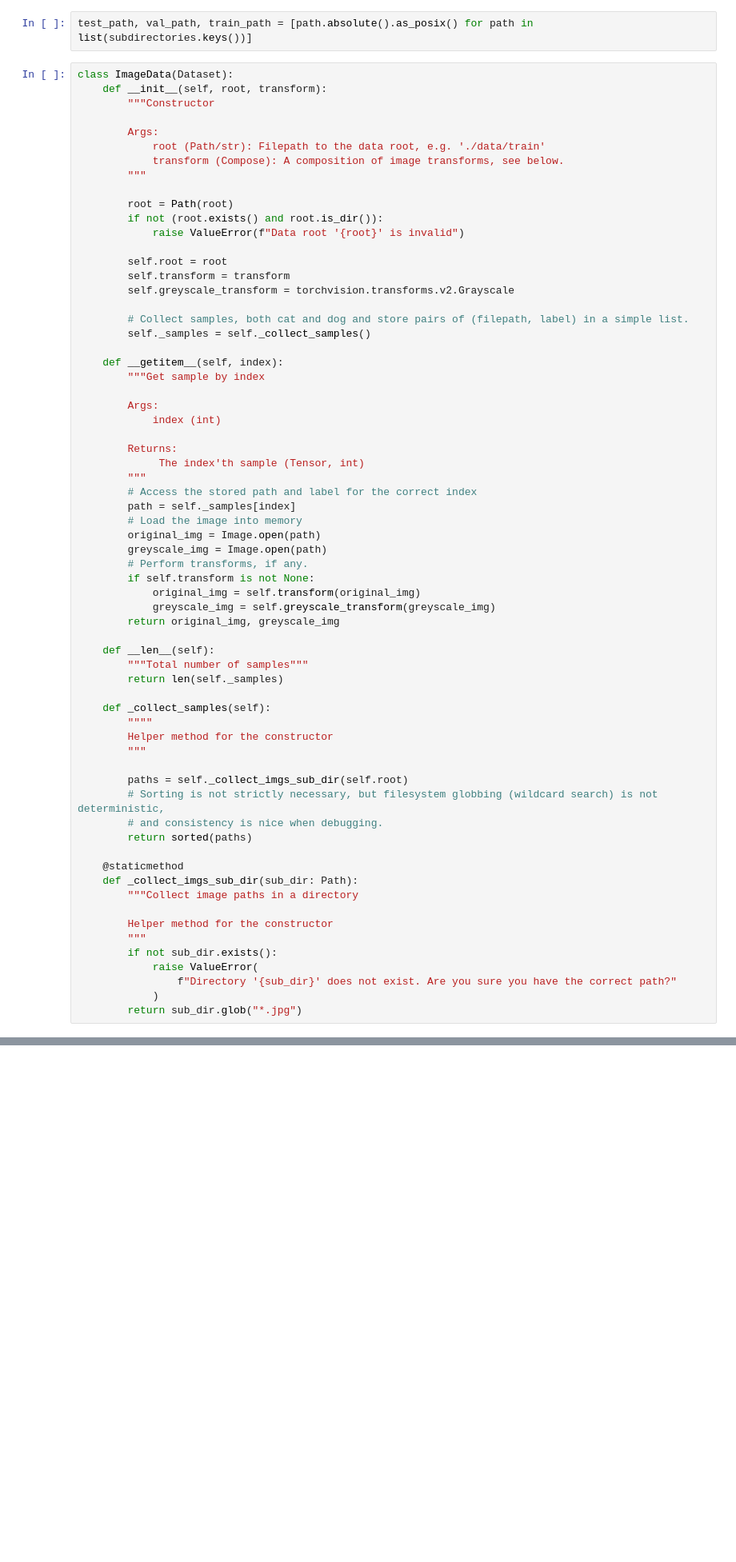
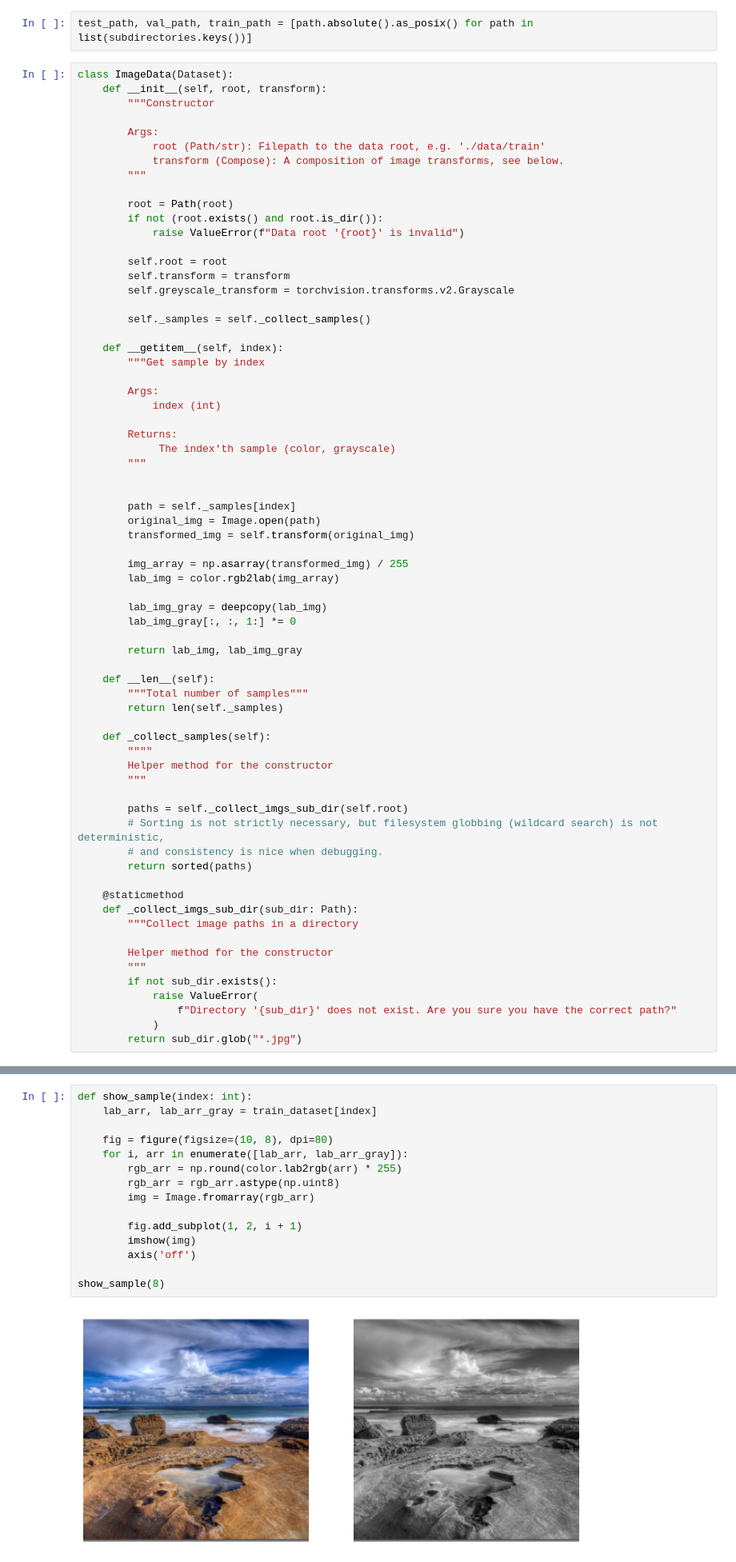
Before and after one commit to antonjolsson/image-colorization, a Jupyter notebook: image-colorization.ipynb, the cells around one changed output, grey strips where cells are left out. Shown at 80% size. Drawn from its saved outputs; the diff is of its cells as text; blank space fills up the shorter version.

Commit message:
feat: 🎸 create grayscale images

```diff
--- a/image-colorization.ipynb
+++ b/image-colorization.ipynb
@@ -58,7 +62,6 @@ class ImageData(Dataset):
         self.transform = transform
         self.greyscale_transform = torchvision.transforms.v2.Grayscale
 
-        # Collect samples, both cat and dog and store pairs of (filepath, label) in a simple list.
         self._samples = self._collect_samples()
 
     def __getitem__(self, index):
@@ -68,18 +71,21 @@ class ImageData(Dataset):
             index (int)
 
         Returns:
-             The index'th sample (Tensor, int)
+             The index'th sample (color, grayscale)
         """
-        # Access the stored path and label for the correct index
+
+
         path = self._samples[index]
-        # Load the image into memory
         original_img = Image.open(path)
-        greyscale_img = Image.open(path)
-        # Perform transforms, if any.
-        if self.transform is not None:
-            original_img = self.transform(original_img)
-            greyscale_img = self.greyscale_transform(greyscale_img)
-        return original_img, greyscale_img
+        transformed_img = self.transform(original_img)
+
+        img_array = np.asarray(transformed_img) / 255
+        lab_img = color.rgb2lab(img_array)
+
+        lab_img_gray = deepcopy(lab_img)
+        lab_img_gray[:, :, 1:] *= 0
+
+        return lab_img, lab_img_gray
 
     def __len__(self):
         """Total number of samples"""
@@ -122,0 +125,17 @@ train_dataset[0]
+# %%
+def show_sample(index: int):
+    lab_arr, lab_arr_gray = train_dataset[index]
+
+    fig = figure(figsize=(10, 8), dpi=80)
+    for i, arr in enumerate([lab_arr, lab_arr_gray]):
+        rgb_arr = np.round(color.lab2rgb(arr) * 255)
+        rgb_arr = rgb_arr.astype(np.uint8)
+        img = Image.fromarray(rgb_arr)
+
+        fig.add_subplot(1, 2, i + 1)
+        imshow(img)
+        axis('off')
+
+show_sample(8)
+# %% [output]
+[figure, added]
```
Also changed, not shown: parts of 2 cells of this notebook.
